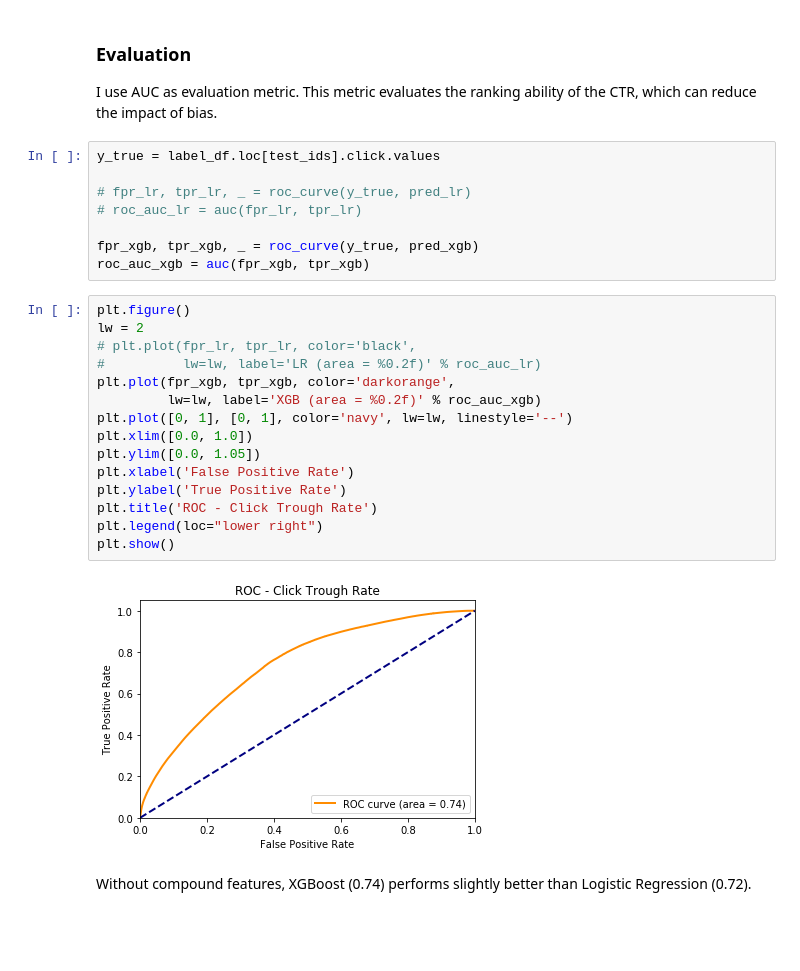
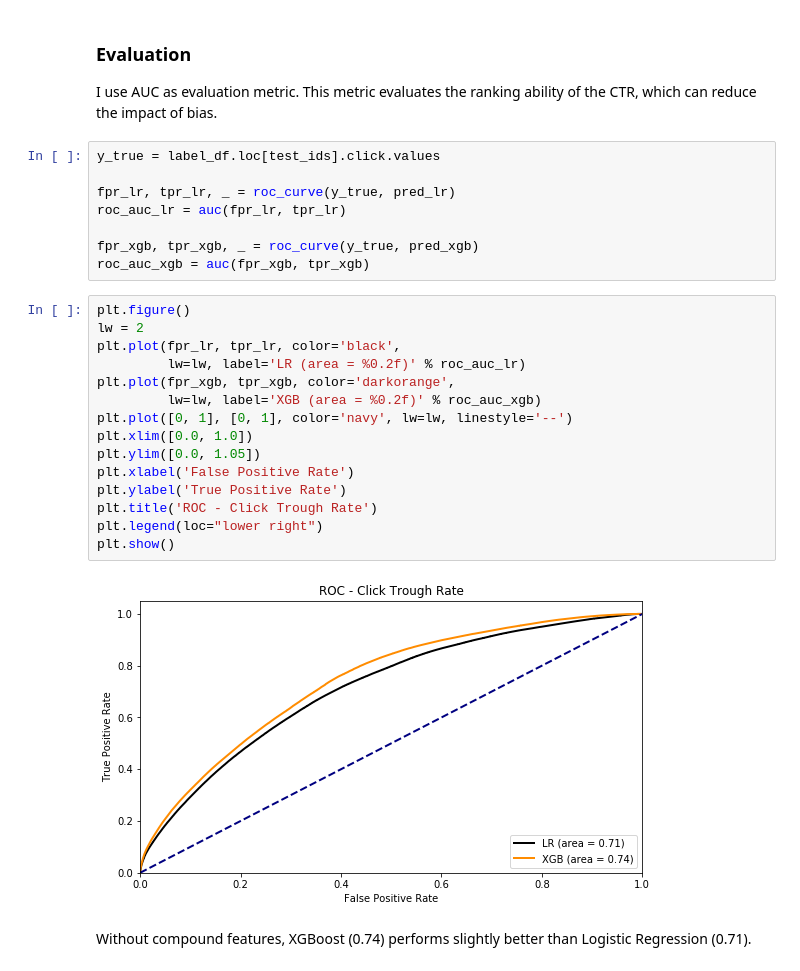
Before and after one commit to qikaigu/mediagamma-assessment, a Jupyter notebook: MediaGamma - Take Home Test.ipynb, the cells around one changed output. Saved outputs shown, nothing was run; the diff lists cells and outputs as text; blank space fills up the shorter version.

Commit message:
Added ROC AUC curve for ligistic regression

```diff
--- a/MediaGamma - Take Home Test.ipynb
+++ b/MediaGamma - Take Home Test.ipynb
@@ -252,27 +336,27 @@ I use AUC as evaluation metric. This metric evaluates the ranking ability of the
 # %%
 y_true = label_df.loc[test_ids].click.values
 
-# fpr_lr, tpr_lr, _ = roc_curve(y_true, pred_lr)
-# roc_auc_lr = auc(fpr_lr, tpr_lr)
+fpr_lr, tpr_lr, _ = roc_curve(y_true, pred_lr)
+roc_auc_lr = auc(fpr_lr, tpr_lr)
 
 fpr_xgb, tpr_xgb, _ = roc_curve(y_true, pred_xgb)
 roc_auc_xgb = auc(fpr_xgb, tpr_xgb)
 # %%
 plt.figure()
 lw = 2
-# plt.plot(fpr_lr, tpr_lr, color='black',
-#          lw=lw, label='LR (area = %0.2f)' % roc_auc_lr)
+plt.plot(fpr_lr, tpr_lr, color='black',
+         lw=lw, label='LR (area = %0.2f)' % roc_auc_lr)
 plt.plot(fpr_xgb, tpr_xgb, color='darkorange',
          lw=lw, label='XGB (area = %0.2f)' % roc_auc_xgb)
 plt.plot([0, 1], [0, 1], color='navy', lw=lw, linestyle='--')
 plt.xlim([0.0, 1.0])
 plt.ylim([0.0, 1.05])
 plt.xlabel('False Positive Rate')
 plt.ylabel('True Positive Rate')
 plt.title('ROC - Click Trough Rate')
 plt.legend(loc="lower right")
 plt.show()
 # %% [output]
-[figure, old version]
+[figure, new version]
 # %% [markdown]
-Without compound features, XGBoost (0.74) performs slightly better than Logistic Regression (0.72).
+Without compound features, XGBoost (0.74) performs slightly better than Logistic Regression (0.71).
```
Also changed, not shown: parts of 14 cells of this notebook.
